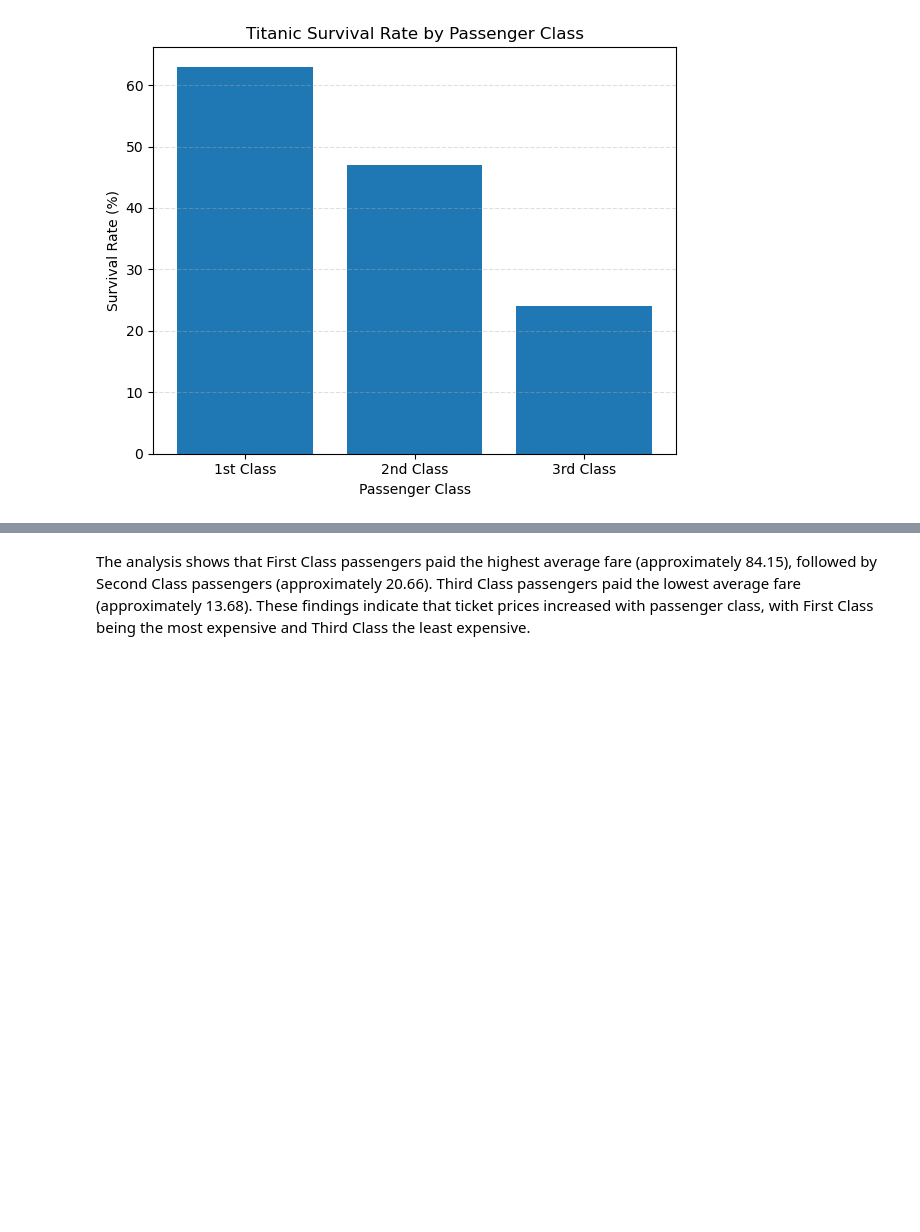
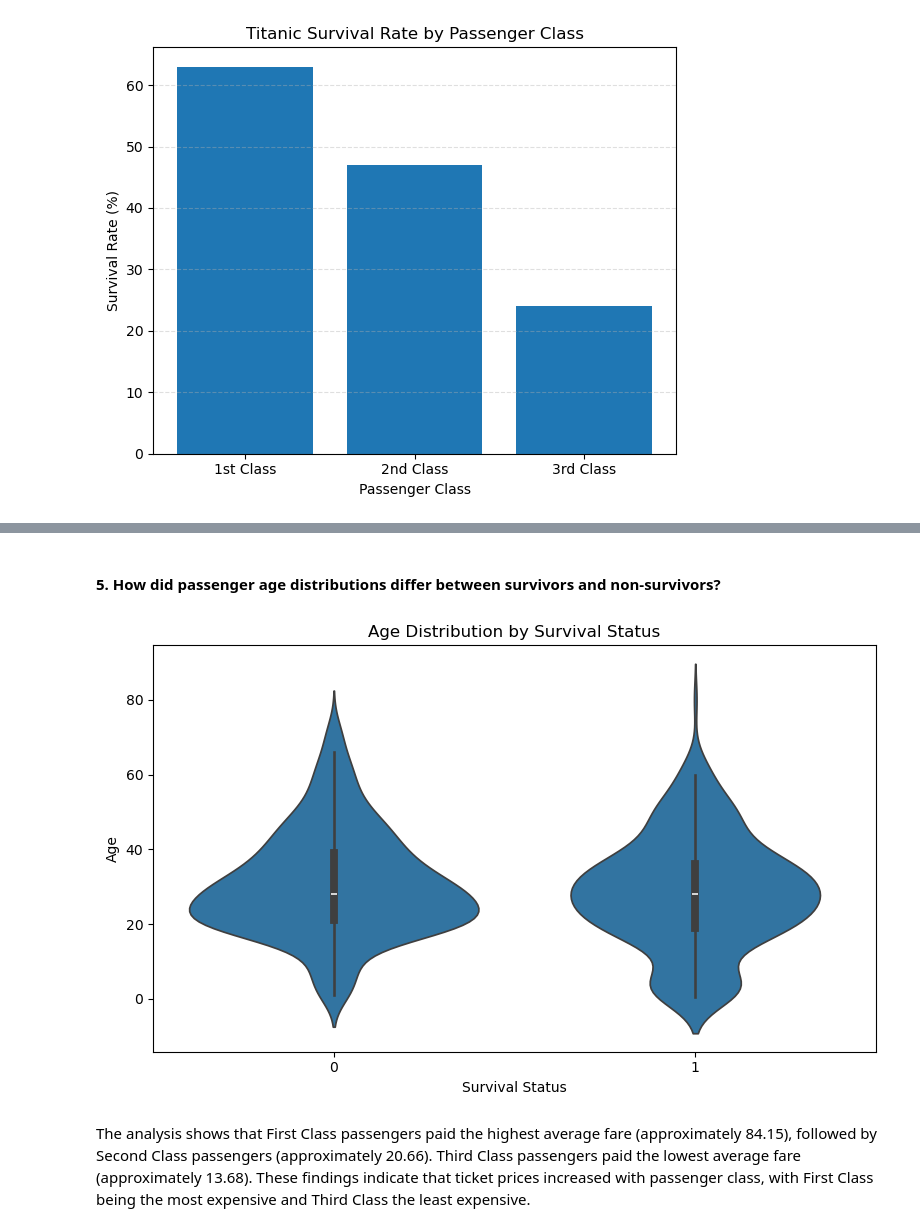
Before and after one commit to kenetworkltd-oss/Data_Analytics_Portfolio, a Jupyter notebook: Project_01_Titanic_Survival_Analysis/Titanic_Survival_Analysis.ipynb, the cells around one changed output, grey strips where cells are left out. Cells and saved outputs as stored; diff of their text form; code cells hidden in the pictures; blank space fills up the shorter version.

```diff
--- a/Project_01_Titanic_Survival_Analysis/Titanic_Survival_Analysis.ipynb
+++ b/Project_01_Titanic_Survival_Analysis/Titanic_Survival_Analysis.ipynb
@@ -281,3 +300,19 @@ plt.show()
+# %% [markdown]
+#### 5. How did passenger age distributions differ between survivors and non-survivors?
+# %%
+# Violin Plot
+plt.figure(figsize=(8, 5))
+
+sns.violinplot( data=df, x="Survived",  y="Age")
+
+plt.title("Age Distribution by Survival Status")
+plt.xlabel("Survival Status")
+plt.ylabel("Age")
+
+plt.tight_layout()
+plt.show()
+# %% [output]
+[figure, added]
 # %% [markdown]
 The analysis shows that First Class passengers paid the highest average fare (approximately 84.15), followed by Second Class passengers (approximately 20.66). Third Class passengers paid the lowest average fare (approximately 13.68). These findings indicate that ticket prices increased with passenger class, with First Class being the most expensive and Third Class the least expensive.
 # %% [markdown]
```
Also changed, not shown: parts of 3 cells of this notebook, 2 other files.
